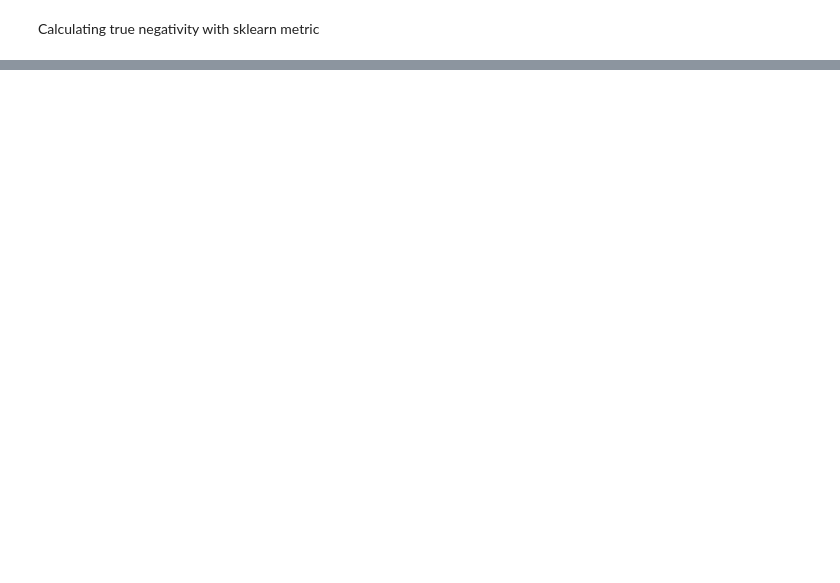
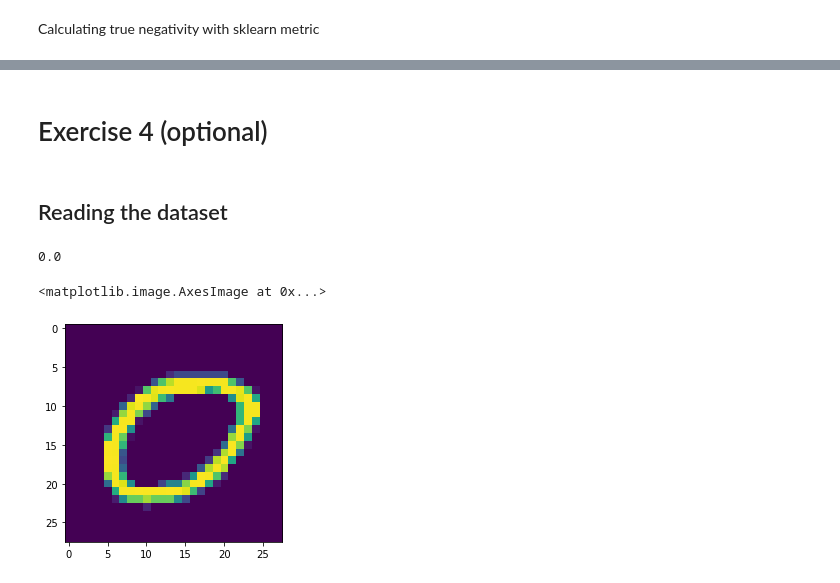
Before and after one commit to jagajda/machine-learning, a Jupyter notebook: Lab3/Lab3.ipynb, the cells around one changed output, grey strips where cells are left out. Cells and saved outputs as stored; diff of their text form; code cells hidden in the pictures; blank space fills up the shorter version.

Commit message:
Add lab3 exercise 4(optional)

```diff
--- a/Lab3/Lab3.ipynb
+++ b/Lab3/Lab3.ipynb
@@ -265,0 +270,32 @@ plt.scatter(X_test[1,:], X_test[2,:])
+# %% [markdown]
+# Exercise 4 (optional)
+# %% [markdown]
+## Reading the dataset
+# %%
+def read_data_set(images_path, labels_path, num_images):
+    image_size = 28
+    # training set
+    with open(images_path, 'rb') as f:
+        f.read(16)
+        buf = f.read(image_size * image_size * num_images)
+        data = np.frombuffer(buf, dtype=np.uint8).astype(np.float32)
+        training_data = data.reshape(num_images, image_size, image_size)
+    # labels
+    with open(labels_path, 'rb') as f:
+        f.read(8)
+        buf = f.read(num_images)
+        data = np.frombuffer(buf, dtype=np.uint8).astype(np.float32)
+        training_labels = data.reshape(num_images)
+    return training_data, training_labels
+# %%
+training_data, training_labels = read_data_set('./train-images.idx3-ubyte', './train-labels.idx1-ubyte', 60000)
+training_data = training_data/255.0 # can be normalized to converge faster
+# %%
+# check if data have been loaded correctly
+example_idx = 156
+print(training_labels[example_idx])
+plt.imshow(training_data[example_idx])
+# %% [output]
+0.0
+<matplotlib.image.AxesImage at 0x...>
+[figure, added]
```
Also changed, not shown: parts of 14 cells of this notebook.
